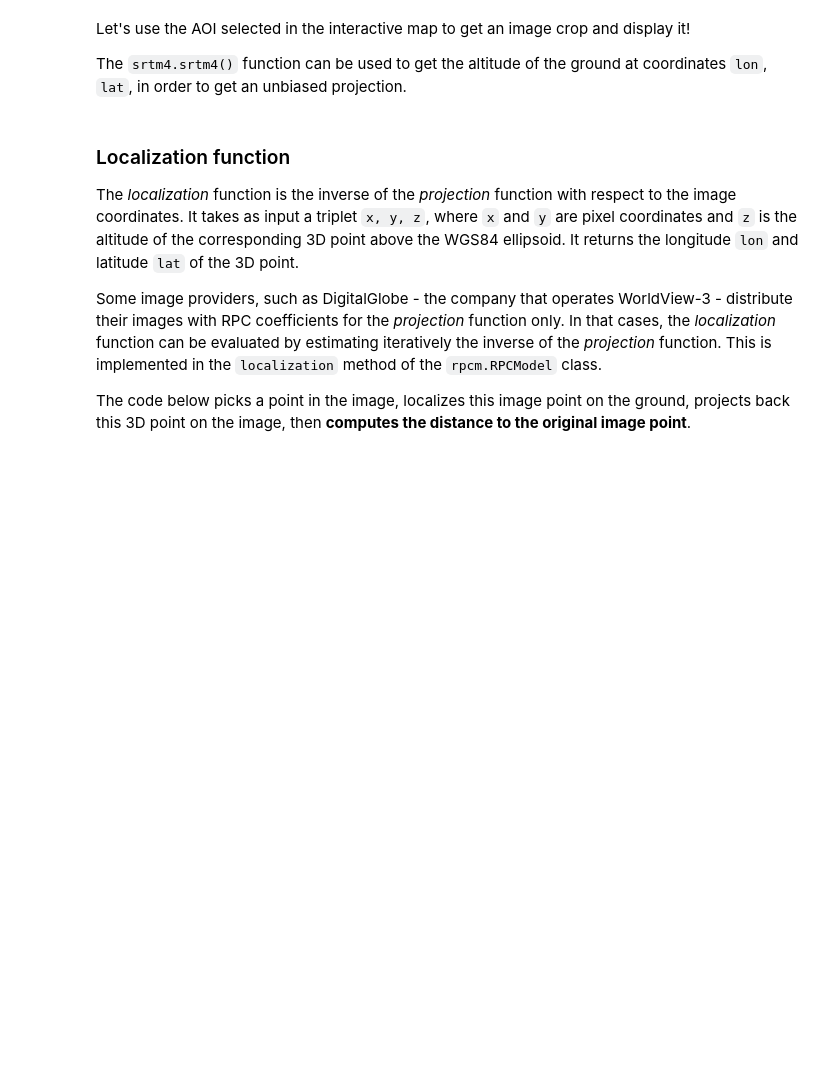
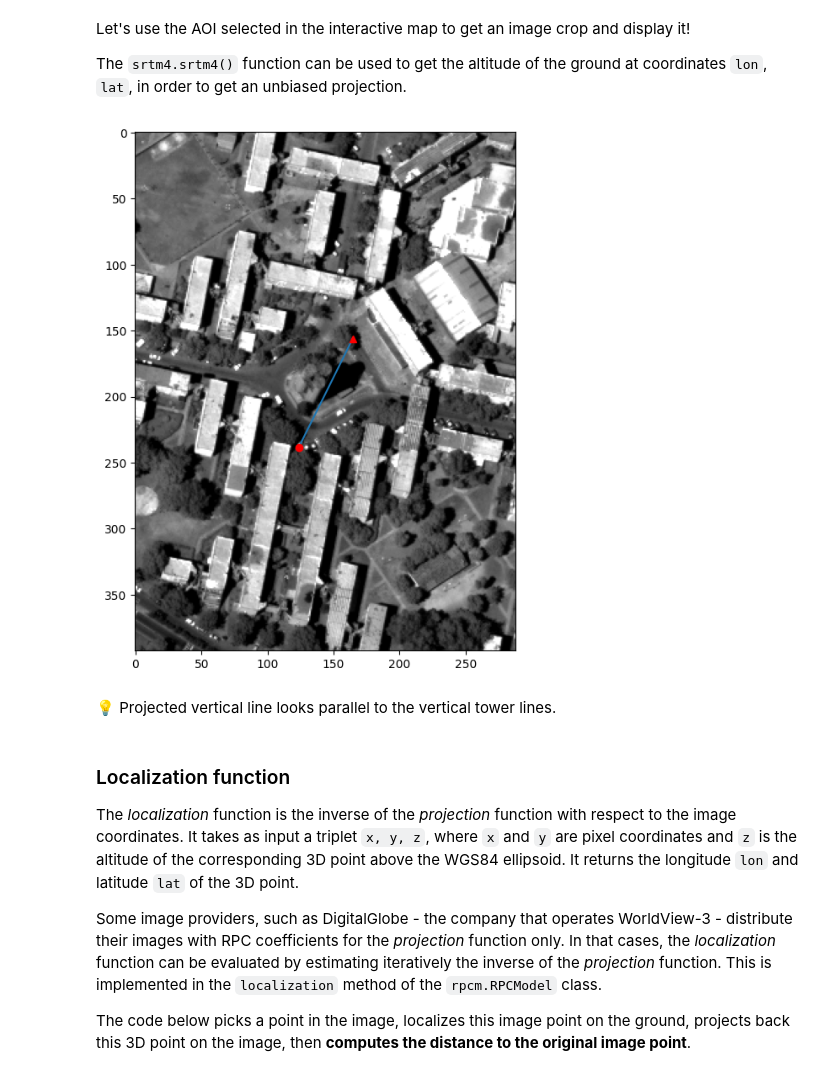
Before and after one commit to balthazarneveu/MVA24-remote-sensing, a Jupyter notebook: TP_02.ipynb, the cells around one changed output. Drawn from its saved outputs; the diff is of its cells as text; code cells hidden in the pictures; blank space fills up the shorter version.

```diff
--- a/TP_02.ipynb
+++ b/TP_02.ipynb
@@ -282,0 +318,34 @@ def bounding_box_of_projected_aoi(rpc, aoi, z=0):
+# %%
+coords = np.array(aoi["coordinates"])[0,...]
+lon = coords[:, 0]
+lat = coords[:, 1]
+lon, lat
+lon, lats = zip(*aoi["coordinates"][0])
+z=0
+cols, rows = rpc.projection(lon, lat, z) #y=column, x=row
+x, y, w, h = np.round(utils.bounding_box2D(list(zip(cols, rows)))).astype(int)
+# %%
+from typing import Tuple, List
+def bounding_box_of_projected_aoi(rpc: rpcm.RPCModel, aoi: geojson.Polygon, z: int =0) -> Tuple[int]:
+    """
+    Return the x, y, w, h pixel bounding box of a projected AOI.
+
+    Args:
+        rpc (rpcm.RPCModel): RPC camera model
+        aoi (geojson.Polygon): GeoJSON polygon representing the AOI
+        z (float, optional): altitude of the AOI with respect to the WGS84 ellipsoid
+
+    Return:
+        x, y (ints): column and row of the top-left pixel of the bounding box
+        w, h (ints): width and height of the bounding box, in pixels
+    """
+
+    coords = np.array(aoi["coordinates"])[0,...]
+    lon = coords[:, 0]
+    lat = coords[:, 1]
+    lon, lat
+    lon, lats = zip(*aoi["coordinates"][0])
+    cols, rows = rpc.projection(lon, lat, z) #y=column, x=row
+    x, y, w, h = np.round(utils.bounding_box2D(list(zip(cols, rows)))).astype(int)
+    return x, y, w, h
+bounding_box_of_projected_aoi(rpc, aoi, z=0)
@@ -285,7 +356,7 @@ The function `crop_aoi` defined below uses your `bounding_box_of_projected_aoi`
 * `rpcm.rpc_from_geotiff` to read the RPC coefficients and get an `rpcm.RPCModel` object
 * the `read()` method of `rasterio` datasets to do the crop by reading the requested subset of the input image
 # %%
-def crop_aoi(geotiff, aoi, z=0, max_size=1e7):
+def crop_aoi(geotiff: str, aoi: geojson.Polygon, z: float =0, max_size: int =1e7):
     """
     Crop a geographic AOI in a georeferenced image using its RPC functions.
 
@@ -316,19 +387,26 @@ The `srtm4.srtm4()` function can be used to get the altitude of the ground at co
 # %%
 # get the altitude of the center of the AOI
 lon, lat  = aoi['center']
 z = srtm4.srtm4(lon, lat)
 
 # crop the selected AOI in image i
 crop, x, y = crop_aoi(images[i], aoi, z)
 
 # display the crop
 plt.figure(figsize=(8, 8))
 plt.imshow(utils.simple_equalization_8bit(crop), cmap='gray')
 
 # plot the vertical line from the previous exercise
 rpc = rpcm.rpc_from_geotiff(images[i])
 p = np.asarray(projection_of_3d_vertical_line(rpc, lon, lat, z - 100, z + 100, 5))
-plt.plot(p[:, 0] - x, p[:,  1] - y)
+plt.plot(p[:, 0] - x, p[:,  1] - y, "-")
+plt.plot(p[0, 0] - x, p[0,  1] - y, "ro")
+plt.plot(p[-1, 0] - x, p[-1,  1] - y, "r^")
+plt.show()
+# %% [output]
+[figure, added]
+# %% [markdown]
+💡 Projected vertical line looks parallel to the vertical tower lines.
 # %% [markdown]
 ### Localization function
 
```
Also changed, not shown: parts of 28 cells of this notebook.
